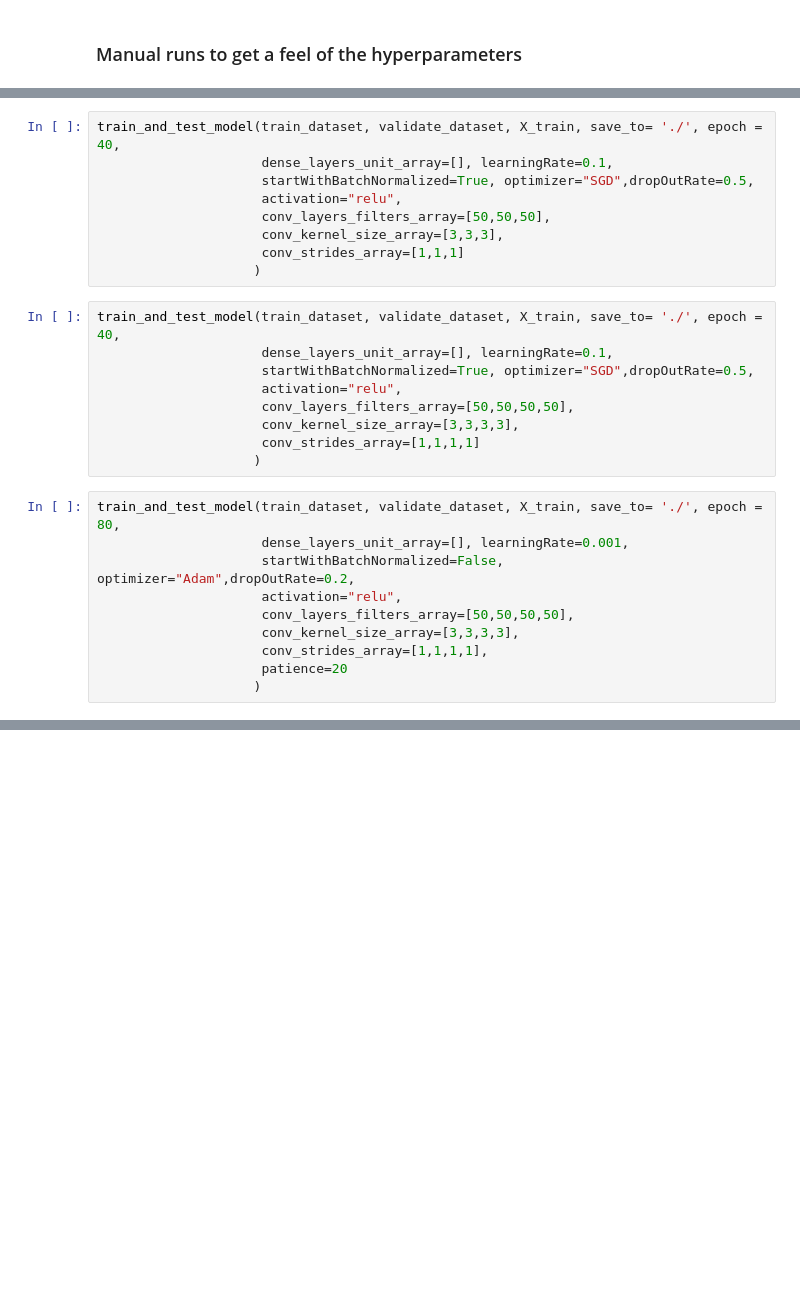
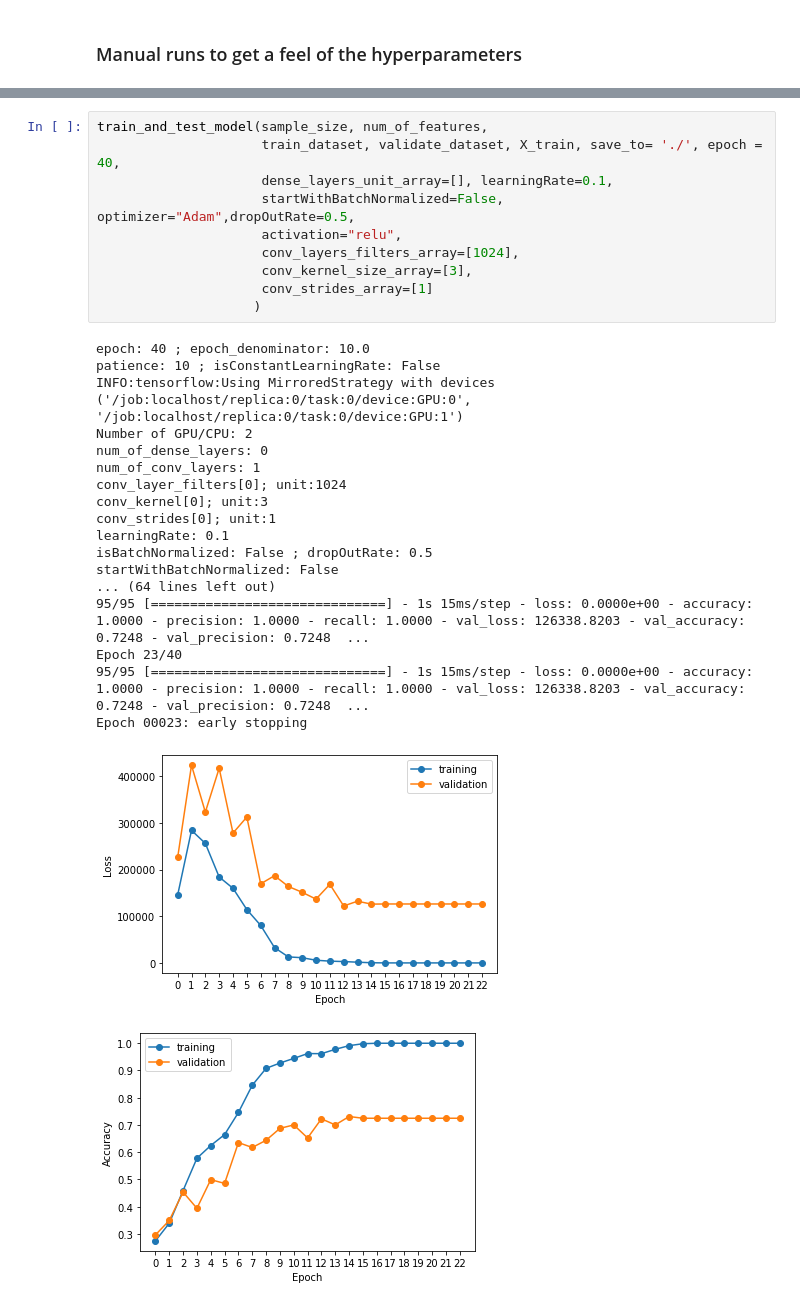
Before and after one commit to ronaldlee/eeg-feature-generation, a Jupyter notebook: final/CNN_model_on_GAMEEMO_raw_dataset_7sec.ipynb, the cells around one changed output, grey strips where cells are left out. Drawn from its saved outputs; the diff is of its cells as text; blank space fills up the shorter version.

```diff
--- a/final/CNN_model_on_GAMEEMO_raw_dataset_7sec.ipynb
+++ b/final/CNN_model_on_GAMEEMO_raw_dataset_7sec.ipynb
@@ -260,28 +312,0 @@ train_and_test_model(train_dataset, validate_dataset, X_train, save_to= './', ep
-# %%
-train_and_test_model(train_dataset, validate_dataset, X_train, save_to= './', epoch = 40,
-                     dense_layers_unit_array=[], learningRate=0.1,
-                     startWithBatchNormalized=True, optimizer="SGD",dropOutRate=0.5,
-                     activation="relu",
-                     conv_layers_filters_array=[50,50,50],
-                     conv_kernel_size_array=[3,3,3],
-                     conv_strides_array=[1,1,1]
-                    )
-# %%
-train_and_test_model(train_dataset, validate_dataset, X_train, save_to= './', epoch = 40,
-                     dense_layers_unit_array=[], learningRate=0.1,
-                     startWithBatchNormalized=True, optimizer="SGD",dropOutRate=0.5,
-                     activation="relu",
-                     conv_layers_filters_array=[50,50,50,50],
-                     conv_kernel_size_array=[3,3,3,3],
-                     conv_strides_array=[1,1,1,1]
-                    )
-# %%
-train_and_test_model(train_dataset, validate_dataset, X_train, save_to= './', epoch = 80,
-                     dense_layers_unit_array=[], learningRate=0.001,
-                     startWithBatchNormalized=False, optimizer="Adam",dropOutRate=0.2,
-                     activation="relu",
-                     conv_layers_filters_array=[50,50,50,50],
-                     conv_kernel_size_array=[3,3,3,3],
-                     conv_strides_array=[1,1,1,1],
-                     patience=20
-                    )
@@ -410,0 +316,30 @@ print(classification_report(y_test, y_predict))
+# %%
+train_and_test_model(sample_size, num_of_features,
+                     train_dataset, validate_dataset, X_train, save_to= './', epoch = 40,
+                     dense_layers_unit_array=[], learningRate=0.1,
+                     startWithBatchNormalized=False, optimizer="Adam",dropOutRate=0.5,
+                     activation="relu",
+                     conv_layers_filters_array=[1024],
+                     conv_kernel_size_array=[3],
+                     conv_strides_array=[1]
+                    )
+# %% [output]
+epoch: 40 ; epoch_denominator: 10.0
+patience: 10 ; isConstantLearningRate: False
+INFO:tensorflow:Using MirroredStrategy with devices ('/job:localhost/replica:0/task:0/device:GPU:0', '/job:localhost/replica:0/task:0/device:GPU:1')
+Number of GPU/CPU: 2
+num_of_dense_layers: 0
+num_of_conv_layers: 1
+conv_layer_filters[0]; unit:1024
+conv_kernel[0]; unit:3
+conv_strides[0]; unit:1
+learningRate: 0.1
+isBatchNormalized: False ; dropOutRate: 0.5
+startWithBatchNormalized: False
+... (64 lines left out)
+95/95 [==============================] - 1s 15ms/step - loss: 0.0000e+00 - accuracy: 1.0000 - precision: 1.0000 - recall: 1.0000 - val_loss: 126338.8203 - val_accuracy: 0.7248 - val_precision: 0.7248  ...
+Epoch 23/40
+95/95 [==============================] - 1s 15ms/step - loss: 0.0000e+00 - accuracy: 1.0000 - precision: 1.0000 - recall: 1.0000 - val_loss: 126338.8203 - val_accuracy: 0.7248 - val_precision: 0.7248  ...
+Epoch 00023: early stopping
+[figure, added]
+[figure, added]
```
Also changed, not shown: parts of 20 cells of this notebook, 1 other file.
